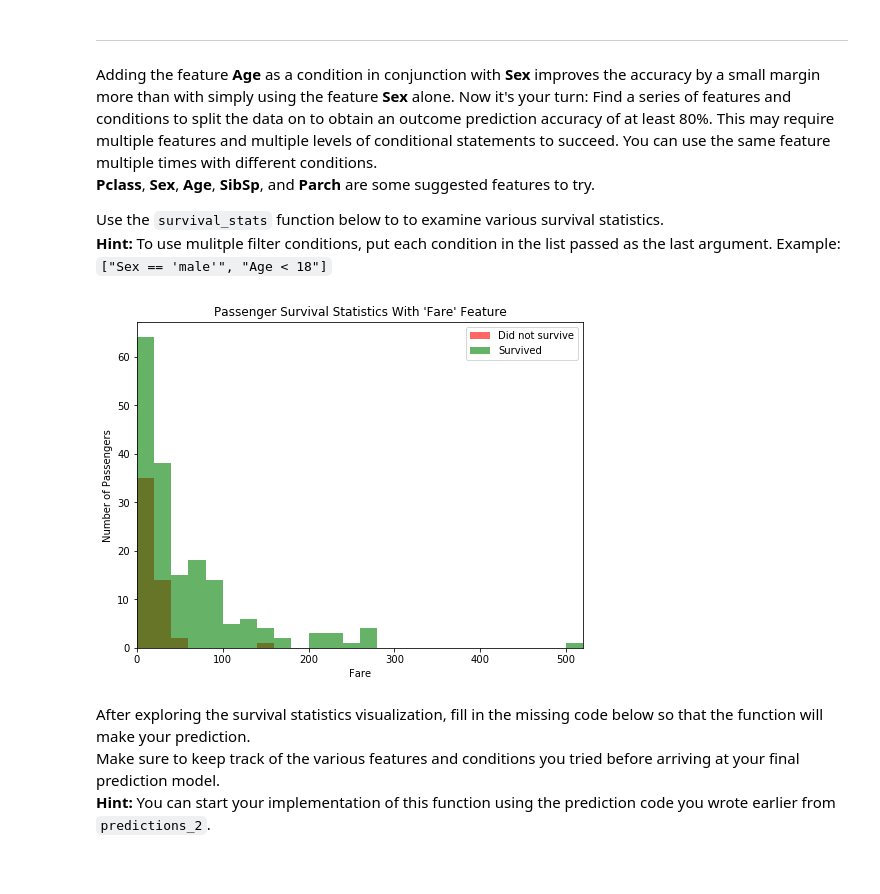
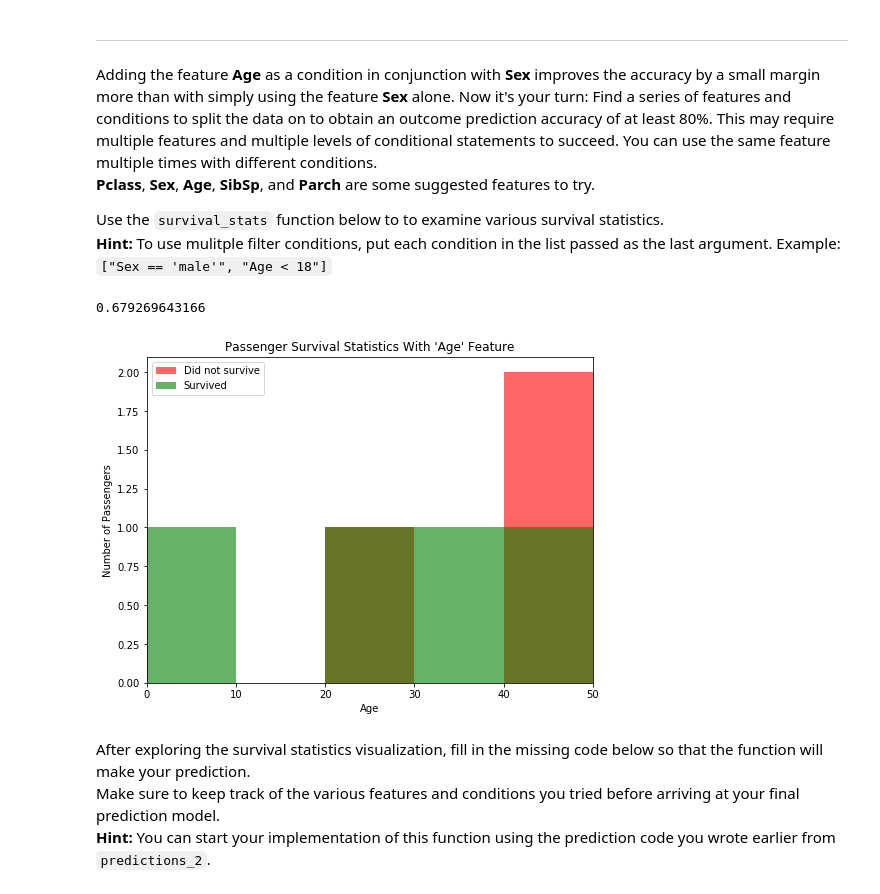
Before and after one commit to Phaze1D/machine-learning, a Jupyter notebook: projects/titanic_survival_exploration/titanic_survival_exploration.ipynb, the cells around one changed output. Drawn from its saved outputs; the diff is of its cells as text; code cells hidden in the pictures.

```diff
--- a/projects/titanic_survival_exploration/titanic_survival_exploration.ipynb
+++ b/projects/titanic_survival_exploration/titanic_survival_exploration.ipynb
@@ -212,29 +214,17 @@ Adding the feature **Age** as a condition in conjunction with **Sex** improves t
 
 Use the `survival_stats` function below to to examine various survival statistics.
 **Hint:** To use mulitple filter conditions, put each condition in the list passed as the last argument. Example: `["Sex == 'male'", "Age < 18"]`
-# %%
-vs.survival_stats(data, outcomes, 'Fare', ["Sex == 'female'", "Age > 10"])
-# vs.survival_stats(data, outcomes, 'Embarked', ["Age > 10", "Sex == 'male'", "Fare < 140"])
-# vs.survival_stats(data, outcomes, 'Parch', ["Age > 10", "Sex == 'male'", "Fare < 140"])
-# vs.survival_stats(data, outcomes, 'Pclass', ["Age > 10", "Sex == 'male'", "Fare < 140"])
-# vs.survival_stats(data, outcomes, 'Age', ["Fare < 40"])
-# vs.survival_stats(data, outcomes, 'Sex', ["Age >= 10"])
-# vs.survival_stats(data, outcomes, 'SibSp', ["Age > 10", "Sex == 'male'", "Fare < 140"])
-
-
-# - **Survived**: Outcome of survival (0 = No; 1 = Yes)
-# - **Pclass**: Socio-economic class (1 = Upper class; 2 = Middle class; 3 = Lower class)
-# - **Name**: Name of passenger
-# - **Sex**: Sex of the passenger
-# - **Age**: Age of the passenger (Some entries contain `NaN`)
-# - **SibSp**: Number of siblings and spouses of the passenger aboard
-# - **Parch**: Number of parents and children of the passenger aboard
-# - **Ticket**: Ticket number of the passenger
-# - **Fare**: Fare paid by the passenger
-# - **Cabin** Cabin number of the passenger (Some entries contain `NaN`)
-# - **Embarked**: Port of embarkation of the passenger (C = Cherbourg; Q = Queenstown; S = Southampton)
-# %% [output]
-[figure, removed]
+# %%
+# vs.survival_stats(data, outcomes, 'Fare', ["Sex == 'female'", "Pclass == 3", "Fare < 600"])
+# vs.survival_stats(data, outcomes, 'Embarked', ["Sex == 'female'", "Pclass == 3"])
+# vs.survival_stats(data, outcomes, 'Parch', ["Sex == 'female'", "Pclass == 3"])
+# vs.survival_stats(data, outcomes, 'Pclass', ["Sex == 'male'", "Fare <= 200"])
+vs.survival_stats(data, outcomes, 'Age', ["Sex == 'male'", "Fare >= 80", "Fare < 100"])
+# # vs.survival_stats(data, outcomes, 'Sex')
+# vs.survival_stats(data, outcomes, 'SibSp', ["Sex == 'female'", "Pclass == 3"])
+# %% [output]
+0.679269643166
+[figure, added]
 # %% [markdown]
 After exploring the survival statistics visualization, fill in the missing code below so that the function will make your prediction.
 Make sure to keep track of the various features and conditions you tried before arriving at your final prediction model.
```
Also changed, not shown: parts of 4 cells of this notebook, 1 other file.
